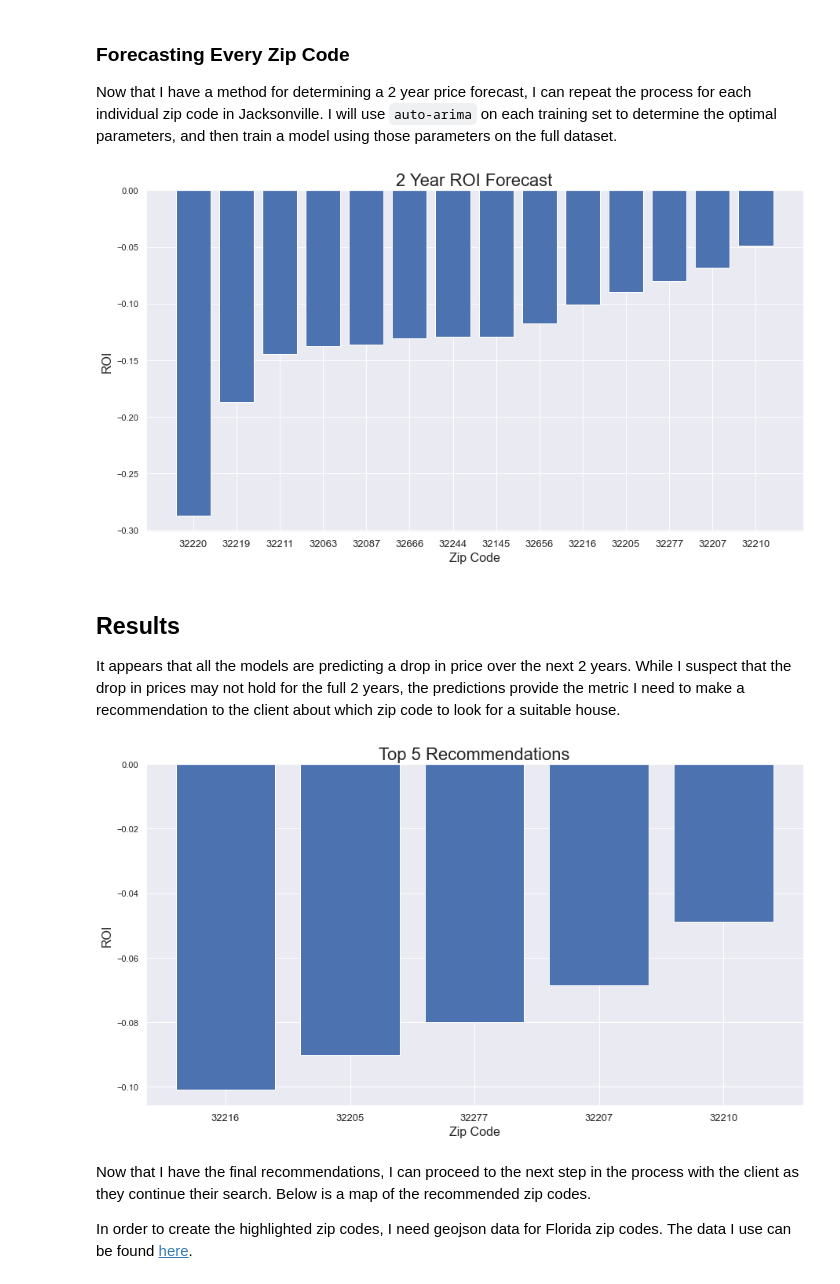
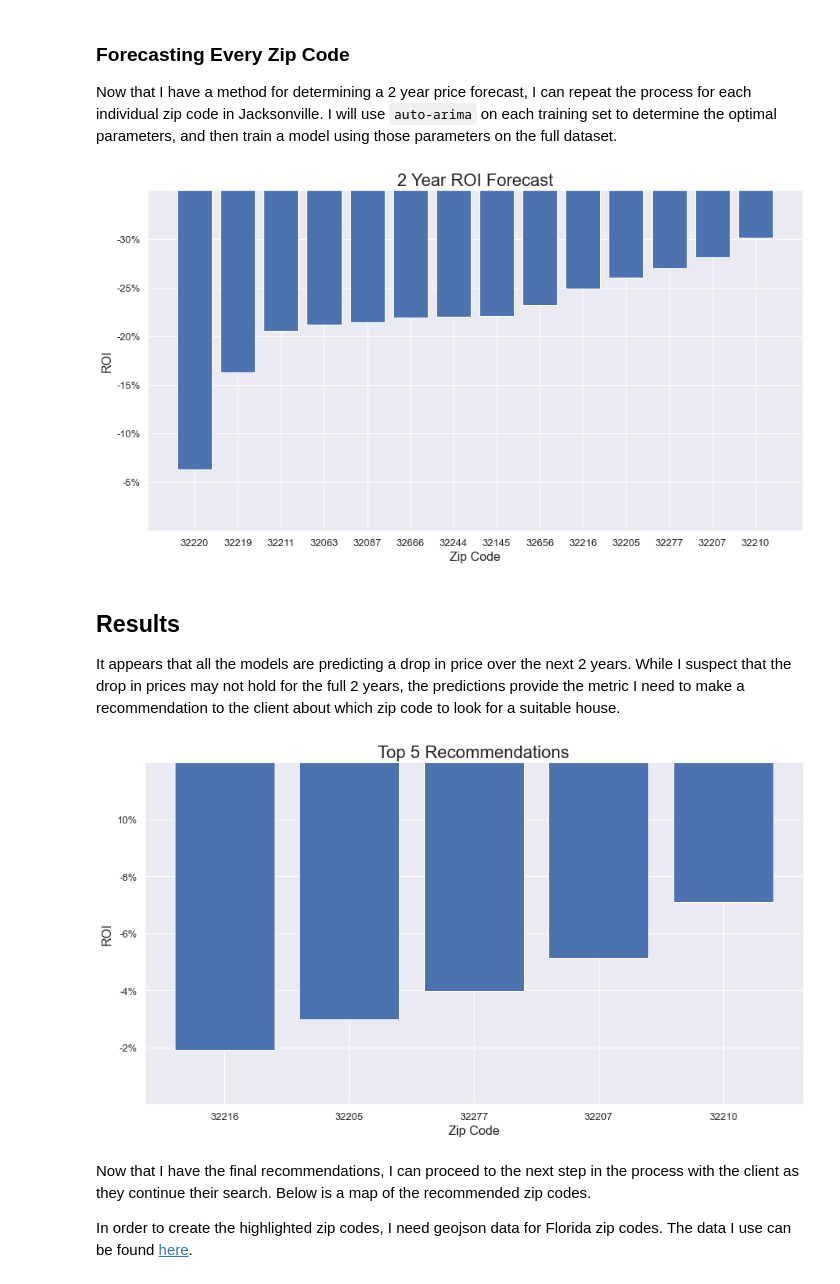
Before and after one commit to luke-lite/Jacksonville-Housing-Prices-Time-Series-Analysis, a Jupyter notebook: Jacksonville-Housing-Prices-Time-Series-Analysis.ipynb, the cells around one changed output. Saved outputs shown, nothing was run; the diff lists cells and outputs as text; code cells hidden in the pictures.

```diff
--- a/Jacksonville-Housing-Prices-Time-Series-Analysis.ipynb
+++ b/Jacksonville-Housing-Prices-Time-Series-Analysis.ipynb
@@ -600,9 +644,13 @@ ax.set_xticks(range(len(roi_zips)))
 ax.set_xticklabels(roi_zips, fontsize=13)
 ax.set_title("2 Year ROI Forecast")
 ax.set_ylabel("ROI")
-ax.set_xlabel("Zip Code");
+ax.set_xlabel("Zip Code")
+ax.set_yticks(ax.get_yticks()[:-1])
+ax.set_yticklabels(['', '-5%', '-10%', '-15%', '-20%', '-25%', '-30%'])
+
+plt.savefig('graphs/zc_forecasts.png', bbox_inches='tight');
 # %% [output]
-[figure, old version]
+[figure, new version]
 # %% [markdown]
 ## Results
 
@@ -610,23 +658,23 @@ It appears that all the models are predicting a drop in price over the next 2 ye
 # %%
 # top 5 recommendations
 top_5_zips = roi_zips[-5:]
 top_5_roi = roi_totals[-5:]
 
 fig,ax = plt.subplots()
 # plot top 5 zip codes rois
 ax.bar(x=range(len(top_5_roi)), height=top_5_roi)
 
 ax.set_xticks(range(len(top_5_zips)))
 ax.set_xticklabels(top_5_zips,fontsize='13')
 ax.set_title('Top 5 Recommendations')
 ax.set_ylabel('ROI')
 ax.set_xlabel('Zip Code')
 ax.set_yticks(ax.get_yticks()[:-1])
-ax.set_yticklabels(['', '-10%', '-8%', '-6%', '-4%', '-', '$400,000'])
+ax.set_yticklabels(['', '-2%', '-4%', '-6%', '-8%', '10%'])
 
-plt.savefig('graphs/forecast_2_yr.png', bbox_inches='tight');
+plt.savefig('graphs/zc_recommendations.png', bbox_inches='tight');
 # %% [output]
-[figure, old version]
+[figure, new version]
 # %% [markdown]
 Now that I have the final recommendations, I can proceed to the next step in the process with the client as they continue their search. Below is a map of the recommended zip codes.
 
```
Also changed, not shown: parts of 10 cells of this notebook.
